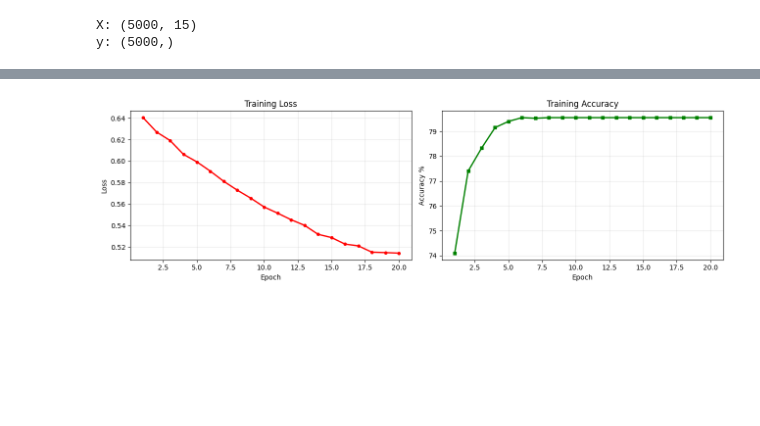
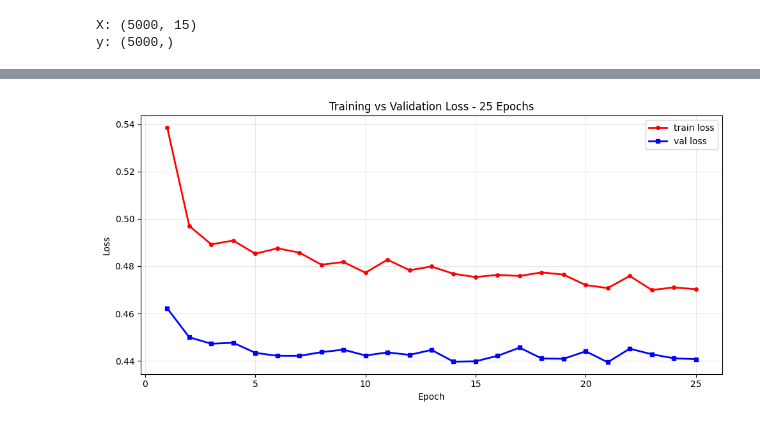
Before and after one commit to khadija237/AIML-Internship-Prosensia, a Jupyter notebook: deep_learning_baseline.ipynb, the cells around one changed output, grey strips where cells are left out. Cells and saved outputs as stored; diff of their text form; code cells hidden in the pictures; blank space fills up the shorter version.

Commit message:
day 12(upgraded to dataloader mini-batch training)

```diff
--- a/deep_learning_baseline.ipynb
+++ b/deep_learning_baseline.ipynb
@@ -86,28 +96,24 @@ y_train: torch.Size([4000]) torch.int64
 # %%
-# building the MLP using nn.Module
+# same MLP from day 11
 
 class LoanMLP(nn.Module):
     def __init__(self, input_dim):
         super(LoanMLP, self).__init__()
-        self.fc1 = nn.Linear(input_dim, 64)
+        self.fc1   = nn.Linear(input_dim, 64)
         self.relu1 = nn.ReLU()
         self.drop1 = nn.Dropout(0.3)
-        self.fc2 = nn.Linear(64, 32)
+        self.fc2   = nn.Linear(64, 32)
         self.relu2 = nn.ReLU()
         self.drop2 = nn.Dropout(0.2)
-        self.fc3 = nn.Linear(32, 2)
+        self.fc3   = nn.Linear(32, 2)
 
     def forward(self, x):
-        x = self.relu1(self.fc1(x))
-        x = self.drop1(x)
-        x = self.relu2(self.fc2(x))
-        x = self.drop2(x)
-        x = self.fc3(x)
-        return x
+        x = self.drop1(self.relu1(self.fc1(x)))
+        x = self.drop2(self.relu2(self.fc2(x)))
+        return self.fc3(x)
 
 model = LoanMLP(X_train.shape[1])
 print(model)
-print("parameters:", sum(p.numel() for p in model.parameters()))
 # %% [output]
 LoanMLP(
   (fc1): Linear(in_features=15, out_features=64, bias=True)
@@ -167,21 +194,18 @@ epoch 20/20  loss: 0.5142  acc: 79.55%
 # %%
-# loss curve
-fig, axes = plt.subplots(1, 2, figsize=(13, 4))
+# train vs val loss curve
+plt.figure(figsize=(10, 5))
+plt.plot(range(1, 26), train_losses, label='train loss', color='red',   linewidth=2, marker='o', markersize=4)
+plt.plot(range(1, 26), val_losses,   label='val loss',   color='blue',  linewidth=2, marker='s', markersize=4)
+plt.title('Training vs Validation Loss - 25 Epochs')
+plt.xlabel('Epoch')
+plt.ylabel('Loss')
+plt.legend()
+plt.grid(alpha=0.3)
+plt.tight_layout()
+plt.savefig('train_val_loss.png', dpi=150, bbox_inches='tight')
+plt.show()
 
-axes[0].plot(range(1, 21), losses, color='red', linewidth=2, marker='o', markersize=4)
-axes[0].set_title('Training Loss')
-axes[0].set_xlabel('Epoch')
-axes[0].set_ylabel('Loss')
-axes[0].grid(alpha=0.3)
-
-axes[1].plot(range(1, 21), [a*100 for a in accuracies], color='green', linewidth=2, marker='s', markersize=4)
-axes[1].set_title('Training Accuracy')
-axes[1].set_xlabel('Epoch')
-axes[1].set_ylabel('Accuracy %')
-axes[1].grid(alpha=0.3)
-
-plt.tight_layout()
-plt.savefig('training_curve.png', dpi=150, bbox_inches='tight')
-plt.show()
+print("final train loss:", round(train_losses[-1], 4))
+print("final val loss  :", round(val_losses[-1], 4))
 # %% [output]
-[figure, old version]
+[figure, new version]
```
Also changed, not shown: parts of 15 cells of this notebook, 2 other files.
